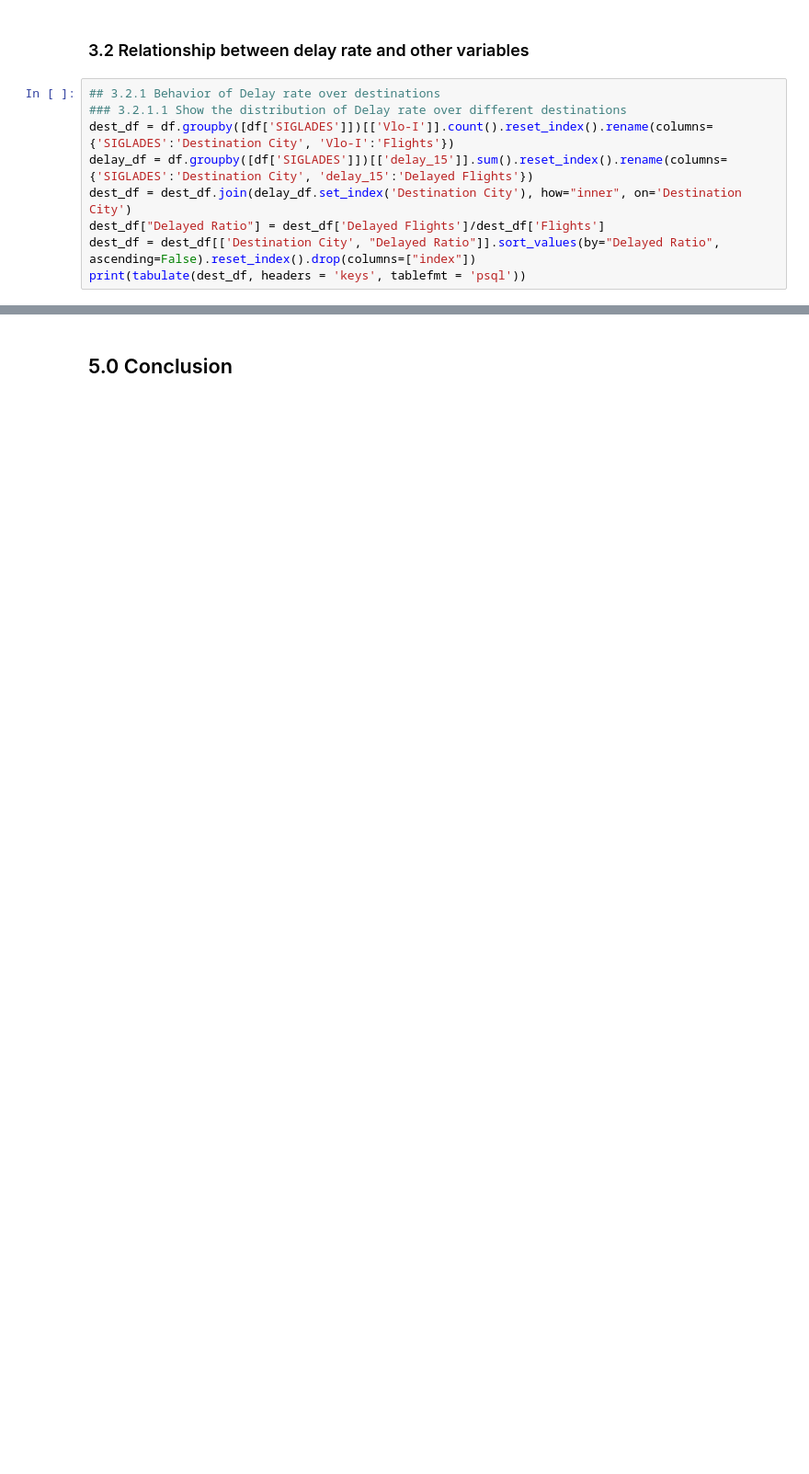
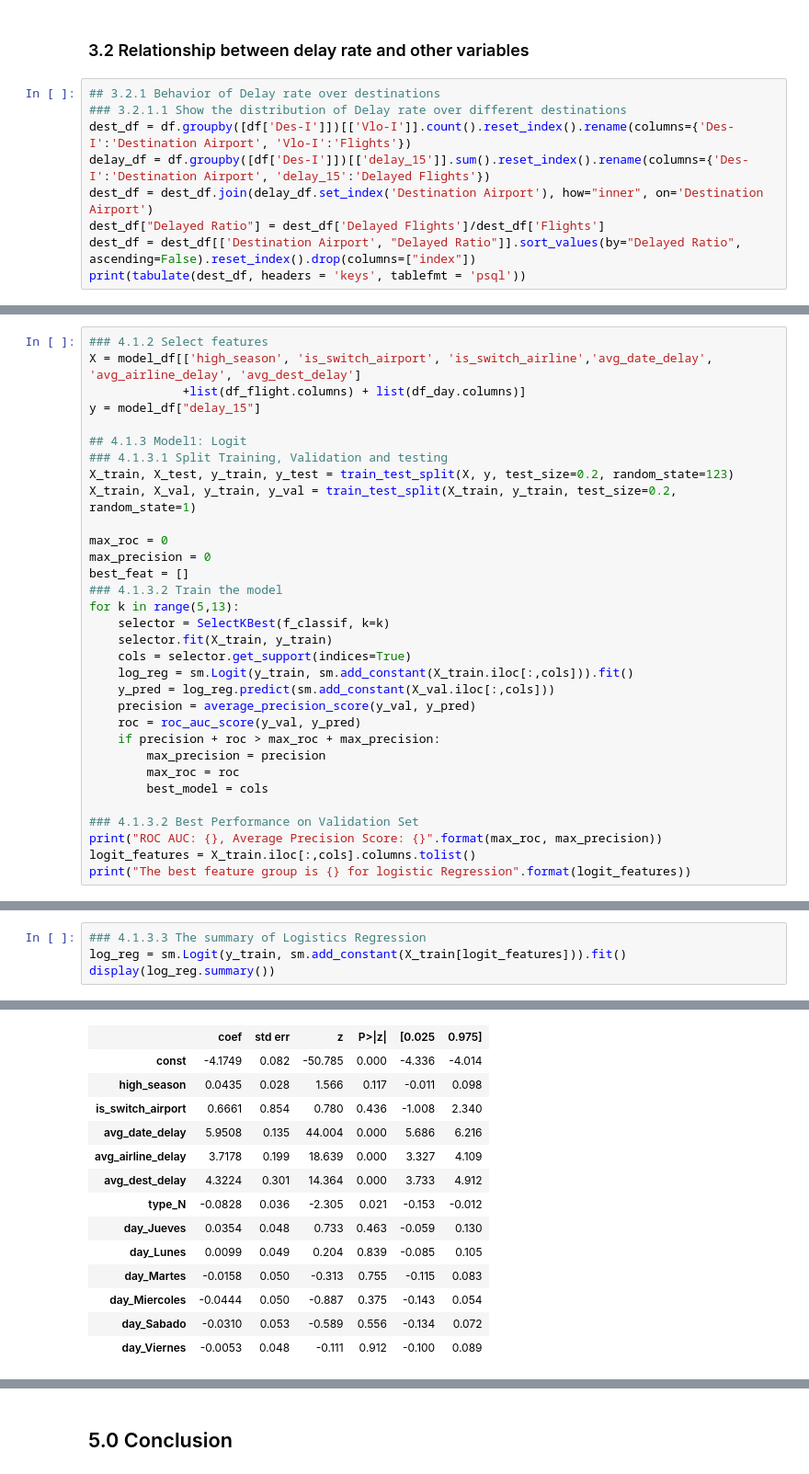
Before and after one commit to jojo-1998/Challenge-Data-Scientist---Wen-Li, a Jupyter notebook: solution.ipynb, the cells around one changed output, grey strips where cells are left out. Shown at 92% size. Saved outputs shown, nothing was run; the diff lists cells and outputs as text; blank space fills up the shorter version.

```diff
--- a/solution.ipynb
+++ b/solution.ipynb
@@ -256,10 +297,10 @@ plt.show()
 # %%
 ## 3.2.1 Behavior of Delay rate over destinations
 ### 3.2.1.1 Show the distribution of Delay rate over different destinations
-dest_df = df.groupby([df['SIGLADES']])[['Vlo-I']].count().reset_index().rename(columns={'SIGLADES':'Destination City', 'Vlo-I':'Flights'})
-delay_df = df.groupby([df['SIGLADES']])[['delay_15']].sum().reset_index().rename(columns={'SIGLADES':'Destination City', 'delay_15':'Delayed Flights'})
-dest_df = dest_df.join(delay_df.set_index('Destination City'), how="inner", on='Destination City')
+dest_df = df.groupby([df['Des-I']])[['Vlo-I']].count().reset_index().rename(columns={'Des-I':'Destination Airport', 'Vlo-I':'Flights'})
+delay_df = df.groupby([df['Des-I']])[['delay_15']].sum().reset_index().rename(columns={'Des-I':'Destination Airport', 'delay_15':'Delayed Flights'})
+dest_df = dest_df.join(delay_df.set_index('Destination Airport'), how="inner", on='Destination Airport')
 dest_df["Delayed Ratio"] = dest_df['Delayed Flights']/dest_df['Flights']
-dest_df = dest_df[['Destination City', "Delayed Ratio"]].sort_values(by="Delayed Ratio", ascending=False).reset_index().drop(columns=["index"])
+dest_df = dest_df[['Destination Airport', "Delayed Ratio"]].sort_values(by="Delayed Ratio", ascending=False).reset_index().drop(columns=["index"])
 print(tabulate(dest_df, headers = 'keys', tablefmt = 'psql'))
 # %% [output]
@@ -443,0 +524,32 @@ print(tabulate(type_df, headers = 'keys', tablefmt = 'psql'))
+# %%
+### 4.1.2 Select features
+X = model_df[['high_season', 'is_switch_airport', 'is_switch_airline','avg_date_delay', 'avg_airline_delay', 'avg_dest_delay']
+             +list(df_flight.columns) + list(df_day.columns)]
+y = model_df["delay_15"]
+
+## 4.1.3 Model1: Logit
+### 4.1.3.1 Split Training, Validation and testing
+X_train, X_test, y_train, y_test = train_test_split(X, y, test_size=0.2, random_state=123)
+X_train, X_val, y_train, y_val = train_test_split(X_train, y_train, test_size=0.2, random_state=1)
+
+max_roc = 0
+max_precision = 0
+best_feat = []
+### 4.1.3.2 Train the model
+for k in range(5,13):
+    selector = SelectKBest(f_classif, k=k)
+    selector.fit(X_train, y_train)
+    cols = selector.get_support(indices=True)
+    log_reg = sm.Logit(y_train, sm.add_constant(X_train.iloc[:,cols])).fit()
+    y_pred = log_reg.predict(sm.add_constant(X_val.iloc[:,cols]))
+    precision = average_precision_score(y_val, y_pred)
+    roc = roc_auc_score(y_val, y_pred)
+    if precision + roc > max_roc + max_precision:
+        max_precision = precision
+        max_roc = roc
+        best_model = cols
+
+### 4.1.3.2 Best Performance on Validation Set
+print("ROC AUC: {}, Average Precision Score: {}".format(max_roc, max_precision))
+logit_features = X_train.iloc[:,cols].columns.tolist()
+print("The best feature group is {} for logistic Regression".format(logit_features))
@@ -443,0 +574,5 @@ print(tabulate(type_df, headers = 'keys', tablefmt = 'psql'))
+# %%
+### 4.1.3.3 The summary of Logistics Regression
+log_reg = sm.Logit(y_train, sm.add_constant(X_train[logit_features])).fit()
+display(log_reg.summary())
+# %% [output]
@@ -443,0 +590,14 @@ print(tabulate(type_df, headers = 'keys', tablefmt = 'psql'))
+|  | coef | std err | z | P>|z| | [0.025 | 0.975] |
+| const | -4.1749 | 0.082 | -50.785 | 0.000 | -4.336 | -4.014 |
+| high_season | 0.0435 | 0.028 | 1.566 | 0.117 | -0.011 | 0.098 |
+| is_switch_airport | 0.6661 | 0.854 | 0.780 | 0.436 | -1.008 | 2.340 |
+| avg_date_delay | 5.9508 | 0.135 | 44.004 | 0.000 | 5.686 | 6.216 |
+| avg_airline_delay | 3.7178 | 0.199 | 18.639 | 0.000 | 3.327 | 4.109 |
+| avg_dest_delay | 4.3224 | 0.301 | 14.364 | 0.000 | 3.733 | 4.912 |
+| type_N | -0.0828 | 0.036 | -2.305 | 0.021 | -0.153 | -0.012 |
+| day_Jueves | 0.0354 | 0.048 | 0.733 | 0.463 | -0.059 | 0.130 |
+| day_Lunes | 0.0099 | 0.049 | 0.204 | 0.839 | -0.085 | 0.105 |
+| day_Martes | -0.0158 | 0.050 | -0.313 | 0.755 | -0.115 | 0.083 |
+| day_Miercoles | -0.0444 | 0.050 | -0.887 | 0.375 | -0.143 | 0.054 |
+| day_Sabado | -0.0310 | 0.053 | -0.589 | 0.556 | -0.134 | 0.072 |
+| day_Viernes | -0.0053 | 0.048 | -0.111 | 0.912 | -0.100 | 0.089 |
```
Also changed, not shown: parts of 36 cells of this notebook.
